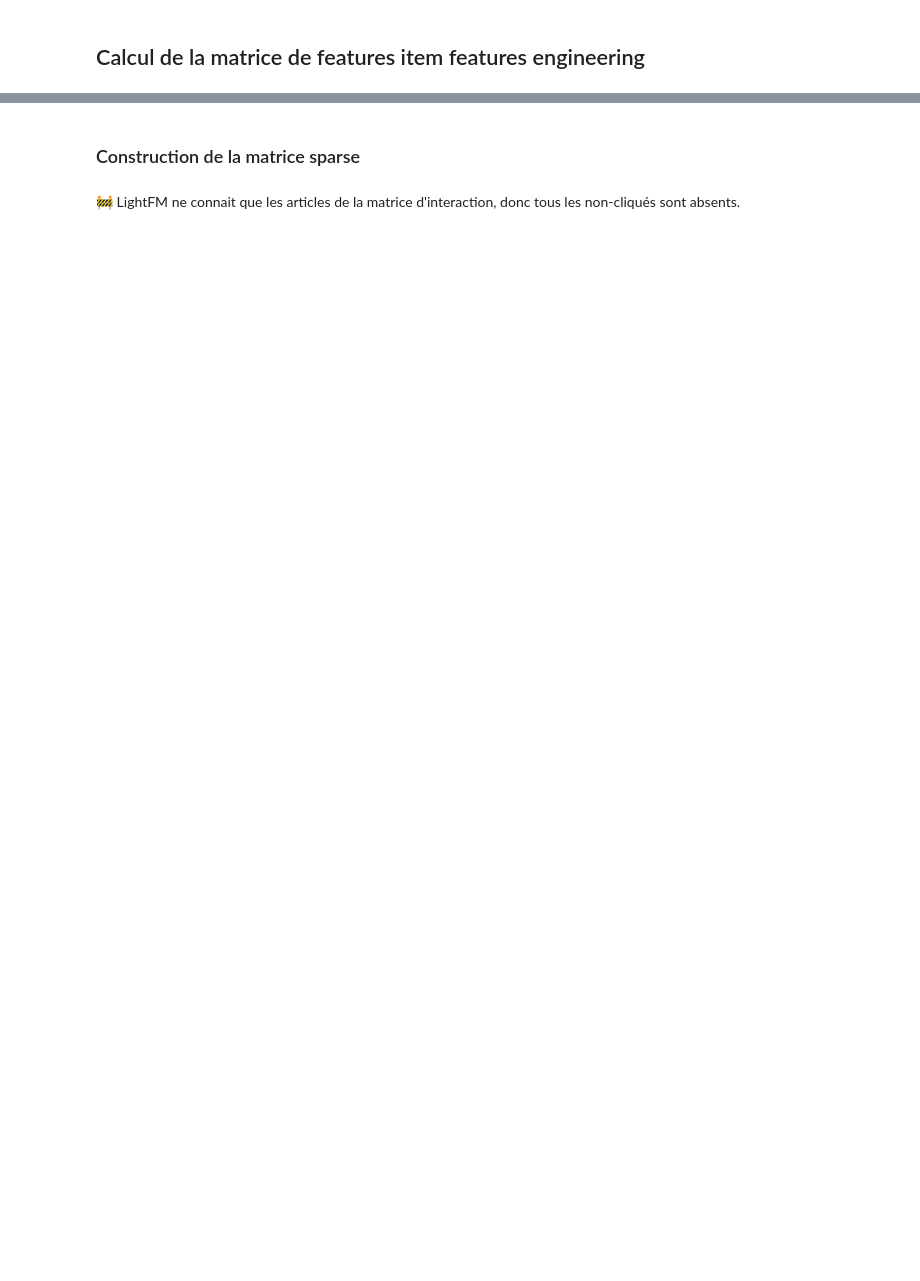
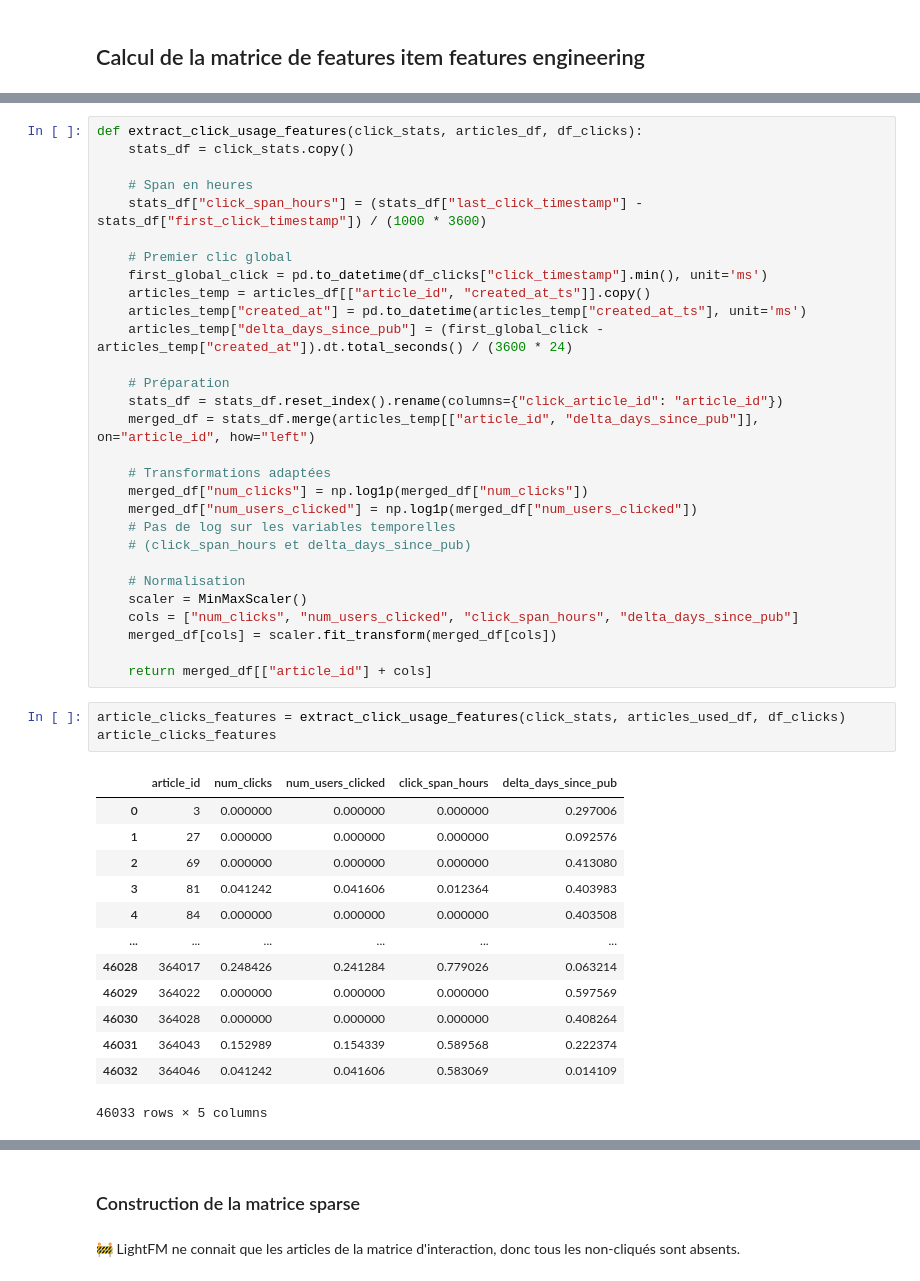
Before and after one commit to cecile-aie/oc_aie_p10, a Jupyter notebook: hybrid_lightfm_modelisation.ipynb, the cells around one changed output, grey strips where cells are left out. Saved outputs shown, nothing was run; the diff lists cells and outputs as text; blank space fills up the shorter version.

```diff
--- a/hybrid_lightfm_modelisation.ipynb
+++ b/hybrid_lightfm_modelisation.ipynb
@@ -898,0 +1168,46 @@ Nombre de NaN dans embeddings :
+# %%
+def extract_click_usage_features(click_stats, articles_df, df_clicks):
+    stats_df = click_stats.copy()
+
+    # Span en heures
+    stats_df["click_span_hours"] = (stats_df["last_click_timestamp"] - stats_df["first_click_timestamp"]) / (1000 * 3600)
+
+    # Premier clic global
+    first_global_click = pd.to_datetime(df_clicks["click_timestamp"].min(), unit='ms')
+    articles_temp = articles_df[["article_id", "created_at_ts"]].copy()
+    articles_temp["created_at"] = pd.to_datetime(articles_temp["created_at_ts"], unit='ms')
+    articles_temp["delta_days_since_pub"] = (first_global_click - articles_temp["created_at"]).dt.total_seconds() / (3600 * 24)
+
+    # Préparation
+    stats_df = stats_df.reset_index().rename(columns={"click_article_id": "article_id"})
+    merged_df = stats_df.merge(articles_temp[["article_id", "delta_days_since_pub"]], on="article_id", how="left")
+
+    # Transformations adaptées
+    merged_df["num_clicks"] = np.log1p(merged_df["num_clicks"])
+    merged_df["num_users_clicked"] = np.log1p(merged_df["num_users_clicked"])
+    # Pas de log sur les variables temporelles
+    # (click_span_hours et delta_days_since_pub)
+
+    # Normalisation
+    scaler = MinMaxScaler()
+    cols = ["num_clicks", "num_users_clicked", "click_span_hours", "delta_days_since_pub"]
+    merged_df[cols] = scaler.fit_transform(merged_df[cols])
+
+    return merged_df[["article_id"] + cols]
+# %%
+article_clicks_features = extract_click_usage_features(click_stats, articles_used_df, df_clicks)
+article_clicks_features
+# %% [output]
+|  | article_id | num_clicks | num_users_clicked | click_span_hours | delta_days_since_pub |
+| 0 | 3 | 0.000000 | 0.000000 | 0.000000 | 0.297006 |
+| 1 | 27 | 0.000000 | 0.000000 | 0.000000 | 0.092576 |
+| 2 | 69 | 0.000000 | 0.000000 | 0.000000 | 0.413080 |
+| 3 | 81 | 0.041242 | 0.041606 | 0.012364 | 0.403983 |
+| 4 | 84 | 0.000000 | 0.000000 | 0.000000 | 0.403508 |
+| ... | ... | ... | ... | ... | ... |
+| 46028 | 364017 | 0.248426 | 0.241284 | 0.779026 | 0.063214 |
+| 46029 | 364022 | 0.000000 | 0.000000 | 0.000000 | 0.597569 |
+| 46030 | 364028 | 0.000000 | 0.000000 | 0.000000 | 0.408264 |
+| 46031 | 364043 | 0.152989 | 0.154339 | 0.589568 | 0.222374 |
+| 46032 | 364046 | 0.041242 | 0.041606 | 0.583069 | 0.014109 |
+46033 rows × 5 columns
```
Also changed, not shown: parts of 61 cells of this notebook.
